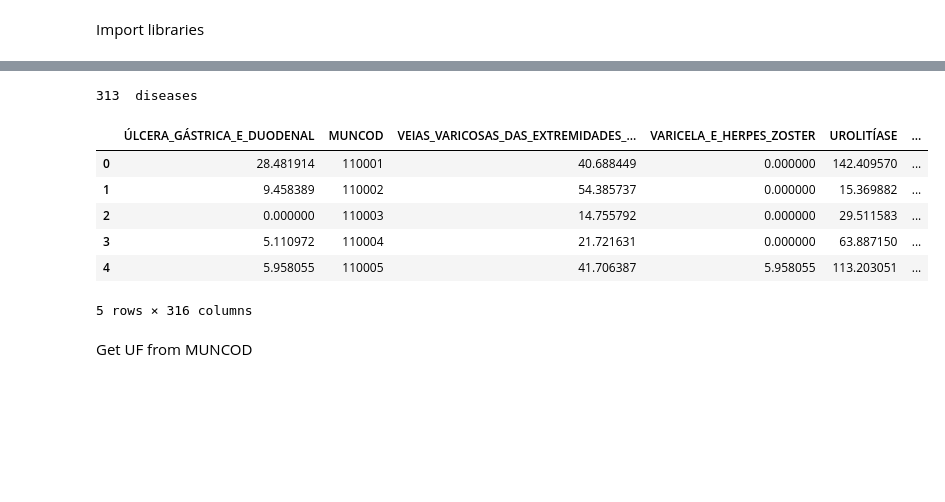
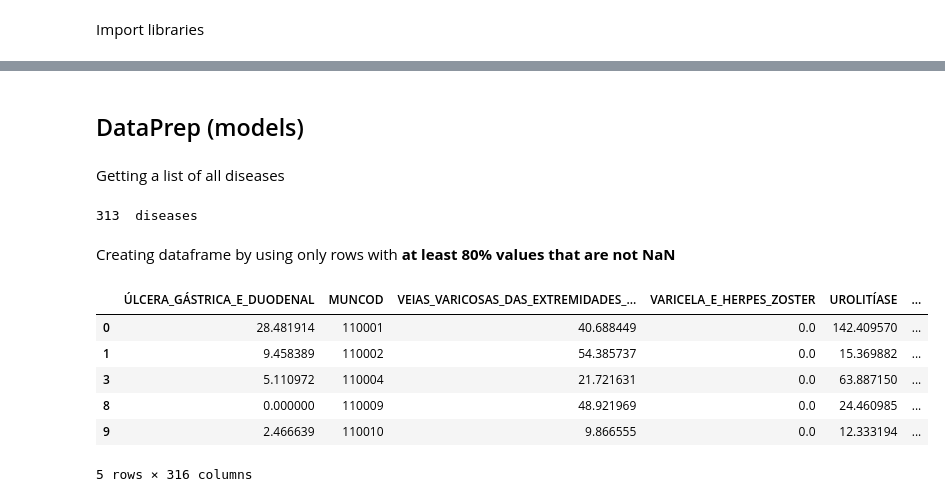
Before and after one commit to pypas/suicities-datasus, a Jupyter notebook: Models/Regression/regression_models.ipynb, the cells around one changed output, grey strips where cells are left out. Saved outputs shown, nothing was run; the diff lists cells and outputs as text; code cells hidden in the pictures; blank space fills up the shorter version.

Commit message:
Regression models updated

```diff
--- a/Models/Regression/regression_models.ipynb
+++ b/Models/Regression/regression_models.ipynb
@@ -52,3 +59,7 @@ Prepare dataset
+# %% [markdown]
+## DataPrep (models)
+# %% [markdown]
+Getting a list of all diseases
 # %%
 disease = ""
 path = root + "CSV/TabNet/Internacoes_Rate/"
@@ -70,33 +81,34 @@ for file in all_files:
 print(len(disease_list), " diseases")
 # %% [output]
 313  diseases
+# %% [markdown]
+Creating dataframe by using only rows with **at least 80% values that are not NaN**
 # %%
-final_df = pd.DataFrame()
-
+initial_df = pd.DataFrame()
+percentage_valid_values = 0.8
 for i in range(len(years)-1):
     col_year_suicide = "RATE_" + years[i+1]
     col_year_prev = "RATE_" + years[i]
     year_df = suicide[[col_year_prev, col_year_suicide, "MUNCOD"]]
     year_df = year_df.rename(columns={col_year_suicide: "RATE"})
     year_df = year_df.rename(columns={col_year_prev: "PREVIOUS"})
     for disease in disease_list:
         col_year_disease = "RATE_" + years[i]
         disease_df = pd.read_csv(path + disease + ".csv", sep=',', index_col=0)
         disease_df = disease_df[[col_year_disease, "MUNCOD"]]
         disease_df = disease_df.rename(columns={col_year_disease: disease})
 
         year_df = pd.merge(disease_df, year_df, left_on="MUNCOD", right_on="MUNCOD", how='right')
+    N = int(year_df.shape[1]*percentage_valid_values)
+    year_df = year_df.dropna(thresh=N)
+    initial_df = pd.concat([initial_df, year_df])
 
-    final_df = pd.concat([final_df, year_df])
-
-final_df.head()
+initial_df.head()
 # %% [output]
 |  | ÚLCERA_GÁSTRICA_E_DUODENAL | MUNCOD | VEIAS_VARICOSAS_DAS_EXTREMIDADES_... | VARICELA_E_HERPES_ZOSTER | UROLITÍASE | ... |
-| 0 | 28.481914 | 110001 | 40.688449 | 0.000000 | 142.409570 | ... |
-| 1 | 9.458389 | 110002 | 54.385737 | 0.000000 | 15.369882 | ... |
-| 2 | 0.000000 | 110003 | 14.755792 | 0.000000 | 29.511583 | ... |
-| 3 | 5.110972 | 110004 | 21.721631 | 0.000000 | 63.887150 | ... |
-| 4 | 5.958055 | 110005 | 41.706387 | 5.958055 | 113.203051 | ... |
+| 0 | 28.481914 | 110001 | 40.688449 | 0.0 | 142.409570 | ... |
+| 1 | 9.458389 | 110002 | 54.385737 | 0.0 | 15.369882 | ... |
+| 3 | 5.110972 | 110004 | 21.721631 | 0.0 | 63.887150 | ... |
+| 8 | 0.000000 | 110009 | 48.921969 | 0.0 | 24.460985 | ... |
+| 9 | 2.466639 | 110010 | 9.866555 | 0.0 | 12.333194 | ... |
 5 rows × 316 columns
-# %% [markdown]
-Get UF from MUNCOD
```
Also changed, not shown: parts of 64 cells of this notebook.
